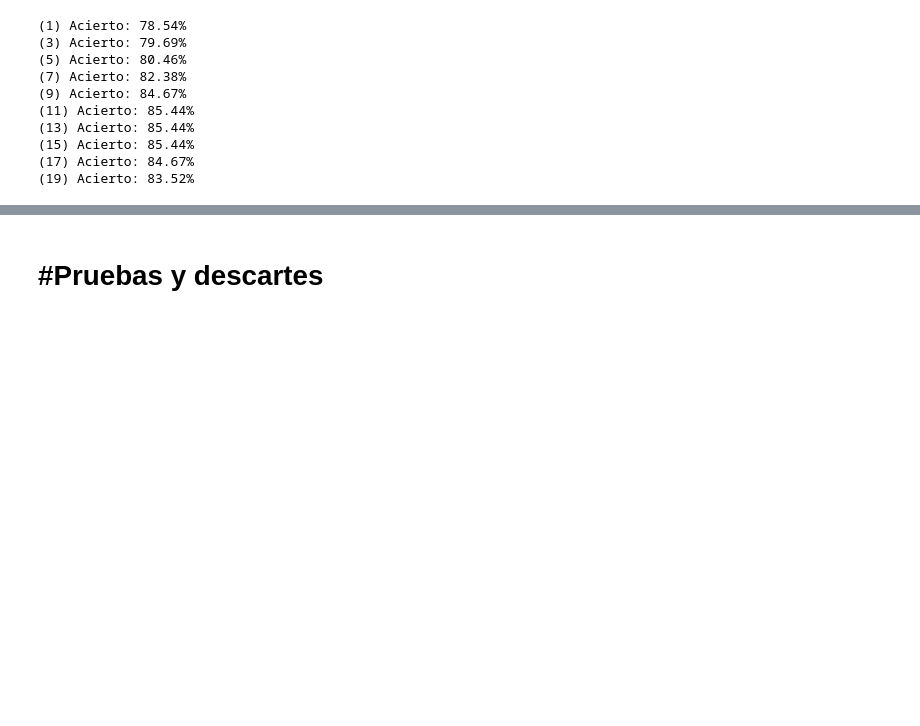
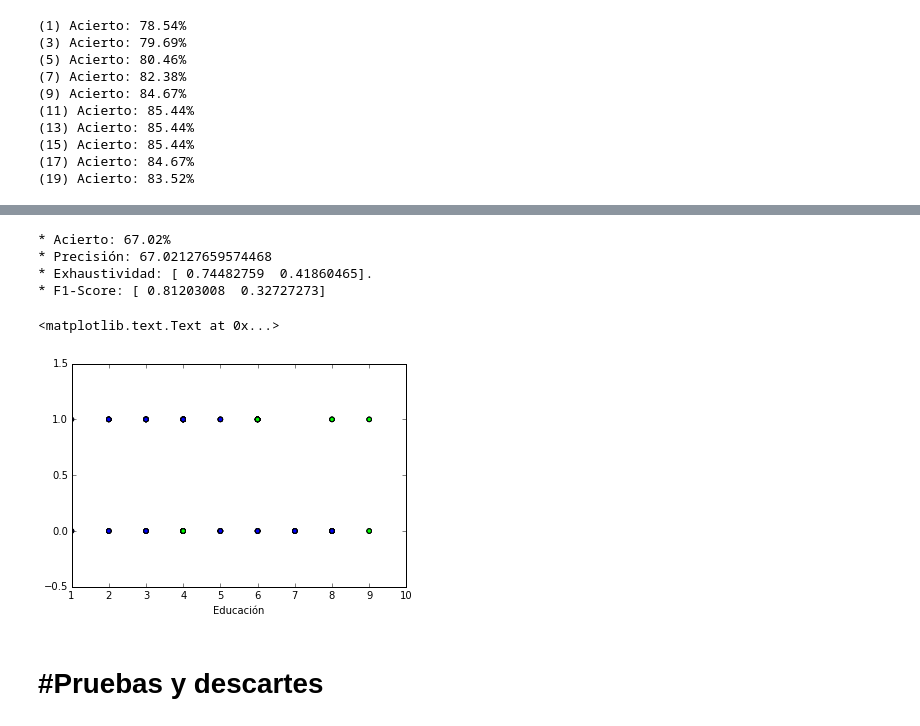
Before and after one commit to maigimenez/aurora, a Jupyter notebook: Aurora.ipynb, the cells around one changed output, grey strips where cells are left out. Cells and saved outputs as stored; diff of their text form; code cells hidden in the pictures; blank space fills up the shorter version.

```diff
--- a/Aurora.ipynb
+++ b/Aurora.ipynb
@@ -942,3 +1112,46 @@ for n in range(1,20, 2):
+# %%
+X_train = cultural_knn.loc[train_rows][['wiki.education','USA']]
+y_train = cultural_knn.loc[train_rows]['Women']
+
+X_test = cultural_knn.loc[test_rows][['wiki.education','USA']]
+y_test = cultural_knn.loc[test_rows]['Women']
+
+classifier = neighbors.KNeighborsClassifier()
+
+classifier.fit(X_train, y_train)
+
+predict = classifier.predict(X_test)
+
+accuracy = metrics.accuracy_score(y_test, predict)
+precision, recall, f1, _ = metrics.precision_recall_fscore_support(y_test, predict)
+print("* Acierto: {:.2f}%".format(accuracy*100))
+print("* Precisión: {}\n* Exhaustividad: {}.\n* F1-Score: {}".format(accuracy*100, precision, recall, f1))
+# %% [output]
+* Acierto: 67.02%
+* Precisión: 67.02127659574468
+* Exhaustividad: [ 0.74482759  0.41860465].
+* F1-Score: [ 0.81203008  0.32727273]
+# %%
+cmap_light = ListedColormap(['#AAAAFF', '#AAFFAA'])
+cmap_bold = ListedColormap(['#0000FF', '#00FF00'])
+
+step = 1
+
+xx, yy = np.meshgrid(np.arange(1, 10, step),
+                     np.arange(0, 1, step))
+prediction = classifier.predict(X_test)
+Z = classifier.predict(np.c_[xx.ravel(), yy.ravel()])
+Z = Z.reshape(xx.shape)
+plt.figure()
+plt.pcolormesh(xx, yy, Z, cmap=cmap_light)
+plt.scatter( X_test['wiki.education'], X_test['USA'], c=y_test, cmap=cmap_bold)
+plt.xlim(xx.min(), xx.max())
+plt.ylim(-0.5, 1.5)
+plt.xticks(range(1,11))
+plt.xlabel("Educación")
+# %% [output]
+<matplotlib.text.Text at 0x...>
+[figure, added]
 # %% [markdown]
 # #Pruebas y descartes
 # %% [markdown]
```
Also changed, not shown: parts of 11 cells of this notebook.
